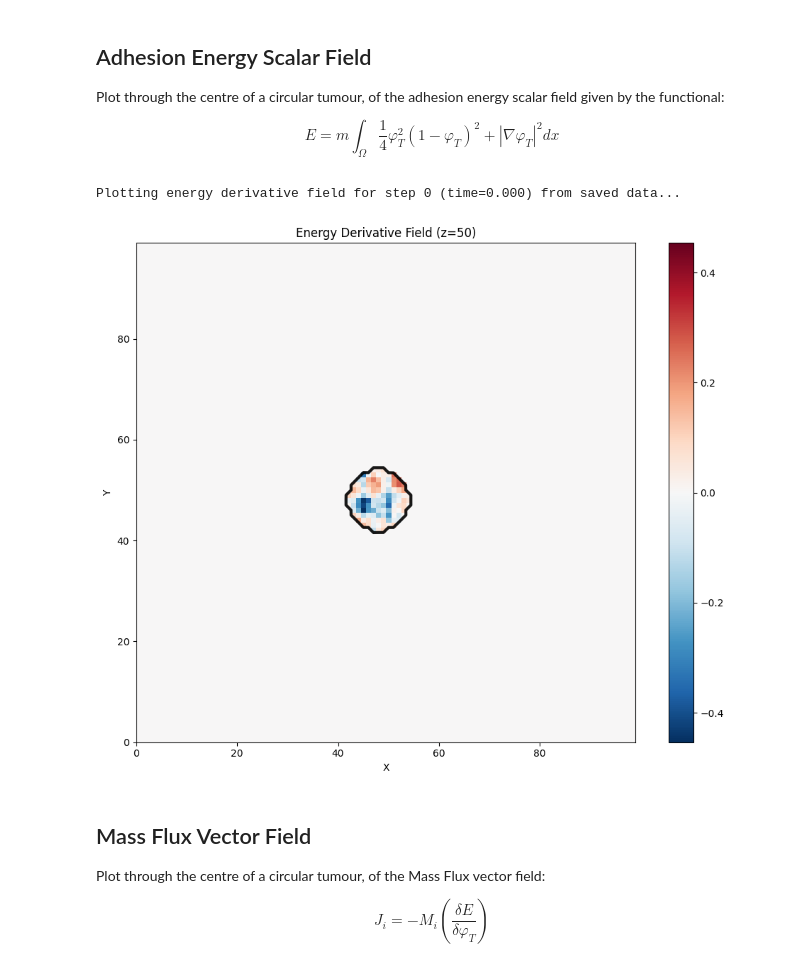
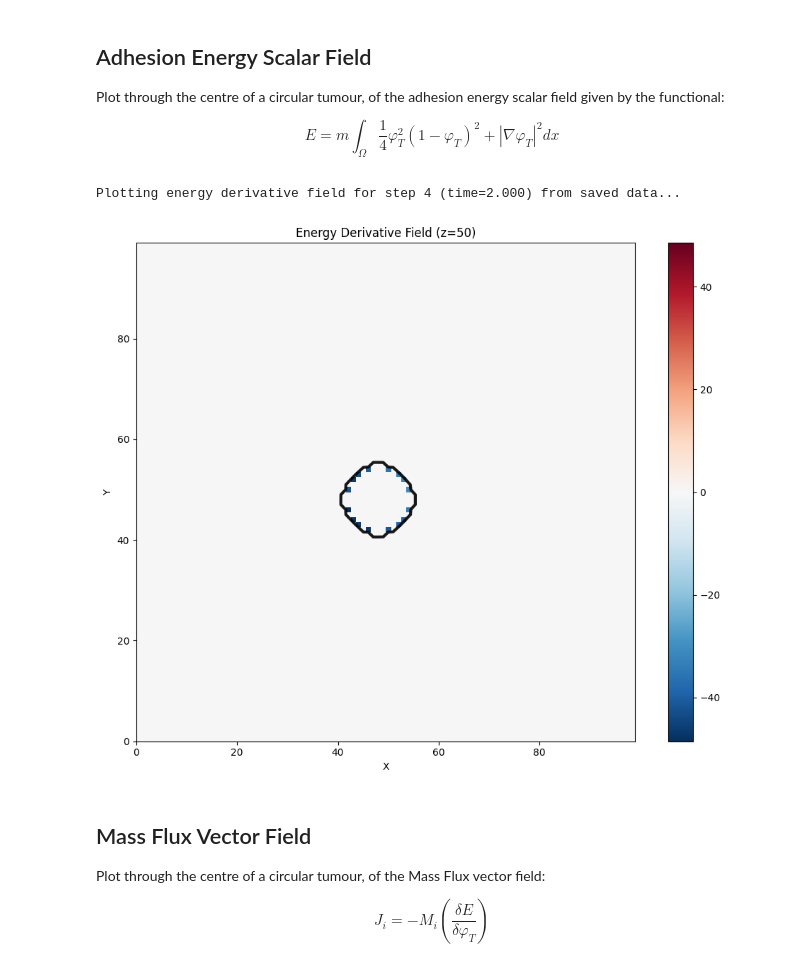
Before and after one commit to rmcnamara101/SCIE3212, a Jupyter notebook: laboratory/physics_fields/physics_fields_validation.ipynb, the cells around one changed output. Drawn from its saved outputs; the diff is of its cells as text; code cells hidden in the pictures.

```diff
--- a/laboratory/physics_fields/physics_fields_validation.ipynb
+++ b/laboratory/physics_fields/physics_fields_validation.ipynb
@@ -73,10 +73,10 @@ $$
 E = m\int_\Omega \frac{1}{4}\varphi_T^2(1-\varphi_T)^2 + |\nabla\varphi_T|^2dx
 $$
 # %%
-plotter.plot_energy_derivative_field_from_saved(simulation_data, step_idx=0, z_slice=None, output_dir=None, save_plot=False, show_plot=True, add_boundary_contours=True, tumor_boundary_level=0.5, boundary_color='darkblue', tumor_boundary_color='black', center_x=None, center_y=None, zoom_factor=1.0)
+plotter.plot_energy_derivative_field_from_saved(simulation_data, step_idx=1, z_slice=None, output_dir=None, save_plot=False, show_plot=True, add_boundary_contours=True, tumor_boundary_level=0.5, boundary_color='darkblue', tumor_boundary_color='black', center_x=None, center_y=None, zoom_factor=1.0)
 # %% [output]
-Plotting energy derivative field for step 0 (time=0.000) from saved data...
+Plotting energy derivative field for step 4 (time=2.000) from saved data...
-[figure, old version]
+[figure, new version]
 # %%
 #plotter.plot_energy_derivative_field_from_saved(simulation_data, step_idx=0, z_slice=None, output_dir=None, save_plot=False, show_plot=True, add_boundary_contours=True, tumor_boundary_level=0.5, boundary_color='darkblue', tumor_boundary_color='black', center_x=75, center_y=75, zoom_factor=3.0)
 # %% [markdown]
```
Also changed, not shown: parts of 5 cells of this notebook, 9 other files.
